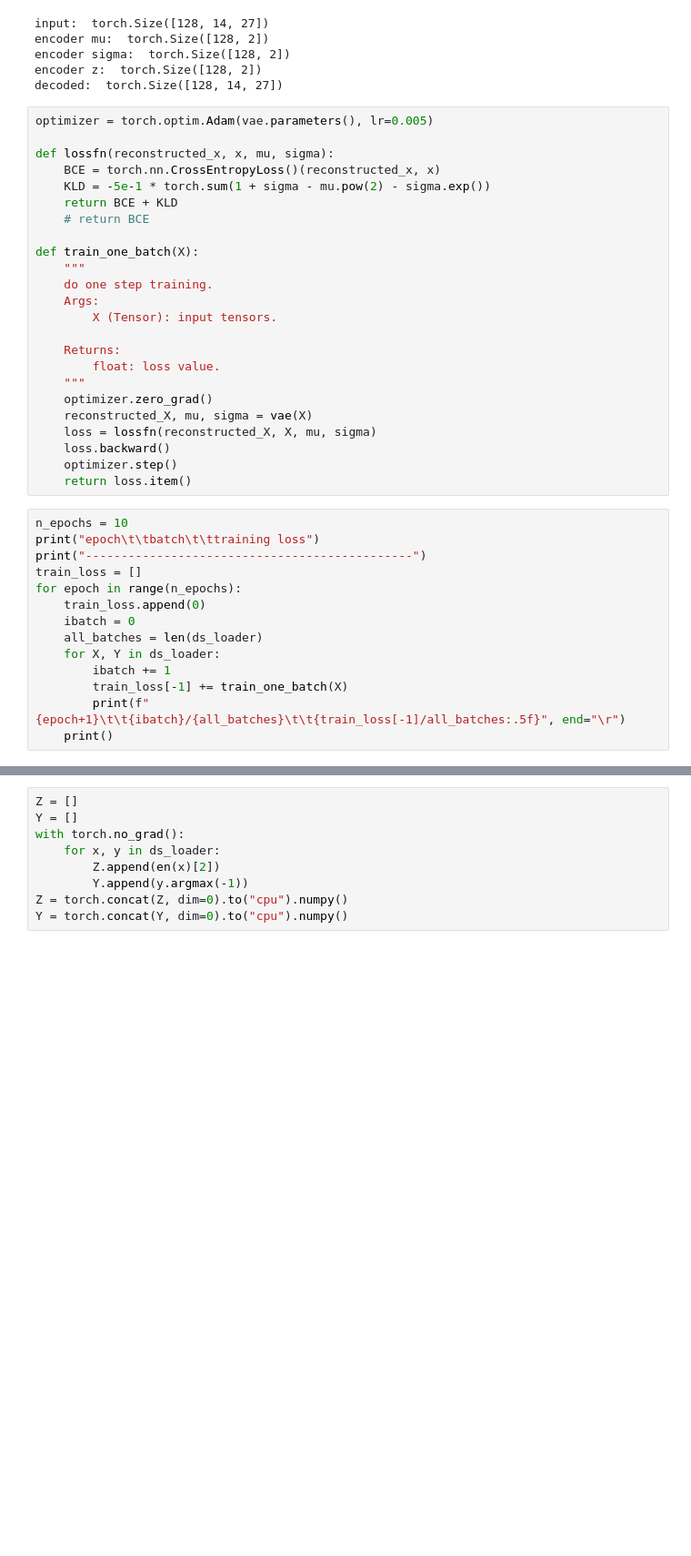
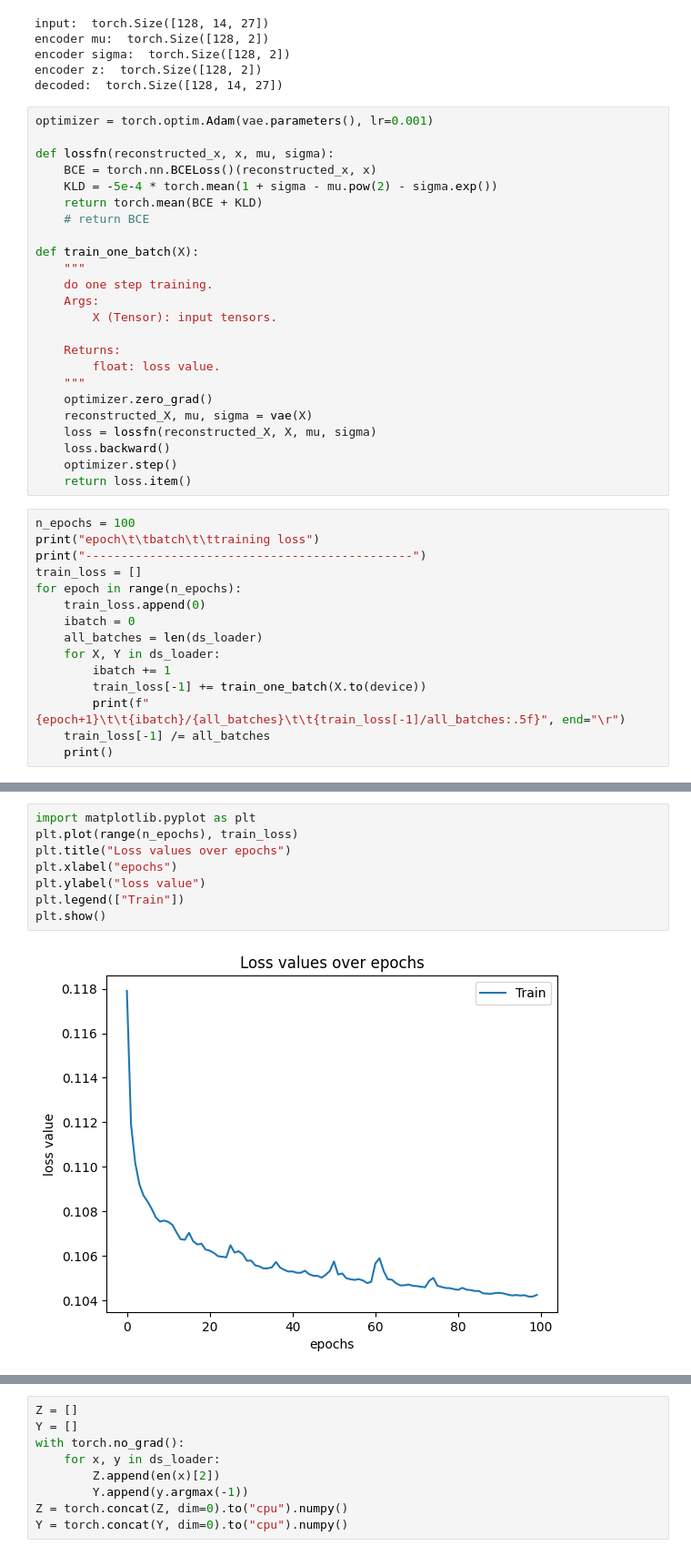
Before and after one commit to hmralavi/ML-Pytorch, a Jupyter notebook: 04-names-classification-VAE/04-names-classification-VAE.ipynb, the cells around one changed output, grey strips where cells are left out. Shown at 91% size. Drawn from its saved outputs; the diff is of its cells as text; blank space fills up the shorter version.

```diff
--- a/04-names-classification-VAE/04-names-classification-VAE.ipynb
+++ b/04-names-classification-VAE/04-names-classification-VAE.ipynb
@@ -183,12 +189,12 @@ encoder sigma:  torch.Size([128, 2])
 encoder z:  torch.Size([128, 2])
 decoded:  torch.Size([128, 14, 27])
 # %%
-optimizer = torch.optim.Adam(vae.parameters(), lr=0.005)
+optimizer = torch.optim.Adam(vae.parameters(), lr=0.001)
 
 def lossfn(reconstructed_x, x, mu, sigma):
-    BCE = torch.nn.CrossEntropyLoss()(reconstructed_x, x)
-    KLD = -5e-1 * torch.sum(1 + sigma - mu.pow(2) - sigma.exp())
-    return BCE + KLD
+    BCE = torch.nn.BCELoss()(reconstructed_x, x)
+    KLD = -5e-4 * torch.mean(1 + sigma - mu.pow(2) - sigma.exp())
+    return torch.mean(BCE + KLD)
     # return BCE
 
 def train_one_batch(X):
@@ -207,7 +213,7 @@ def train_one_batch(X):
     optimizer.step()
     return loss.item()
 # %%
-n_epochs = 10
+n_epochs = 100
 print("epoch\t\tbatch\t\ttraining loss")
 print("----------------------------------------------")
 train_loss = []
@@ -217,8 +223,9 @@ for epoch in range(n_epochs):
     all_batches = len(ds_loader)
     for X, Y in ds_loader:
         ibatch += 1
-        train_loss[-1] += train_one_batch(X)
+        train_loss[-1] += train_one_batch(X.to(device))
         print(f"{epoch+1}\t\t{ibatch}/{all_batches}\t\t{train_loss[-1]/all_batches:.5f}", end="\r")
+    train_loss[-1] /= all_batches
     print()
 # %% [output]
 epoch           batch           training loss
@@ -236,3 +248,13 @@ epoch           batch           training loss
+# %%
+import matplotlib.pyplot as plt
+plt.plot(range(n_epochs), train_loss)
+plt.title("Loss values over epochs")
+plt.xlabel("epochs")
+plt.ylabel("loss value")
+plt.legend(["Train"])
+plt.show()
+# %% [output]
+[figure, added]
 # %%
 import pandas as pd
 x, y = next(iter(ds_loader))
```
Also changed, not shown: parts of 5 cells of this notebook.
